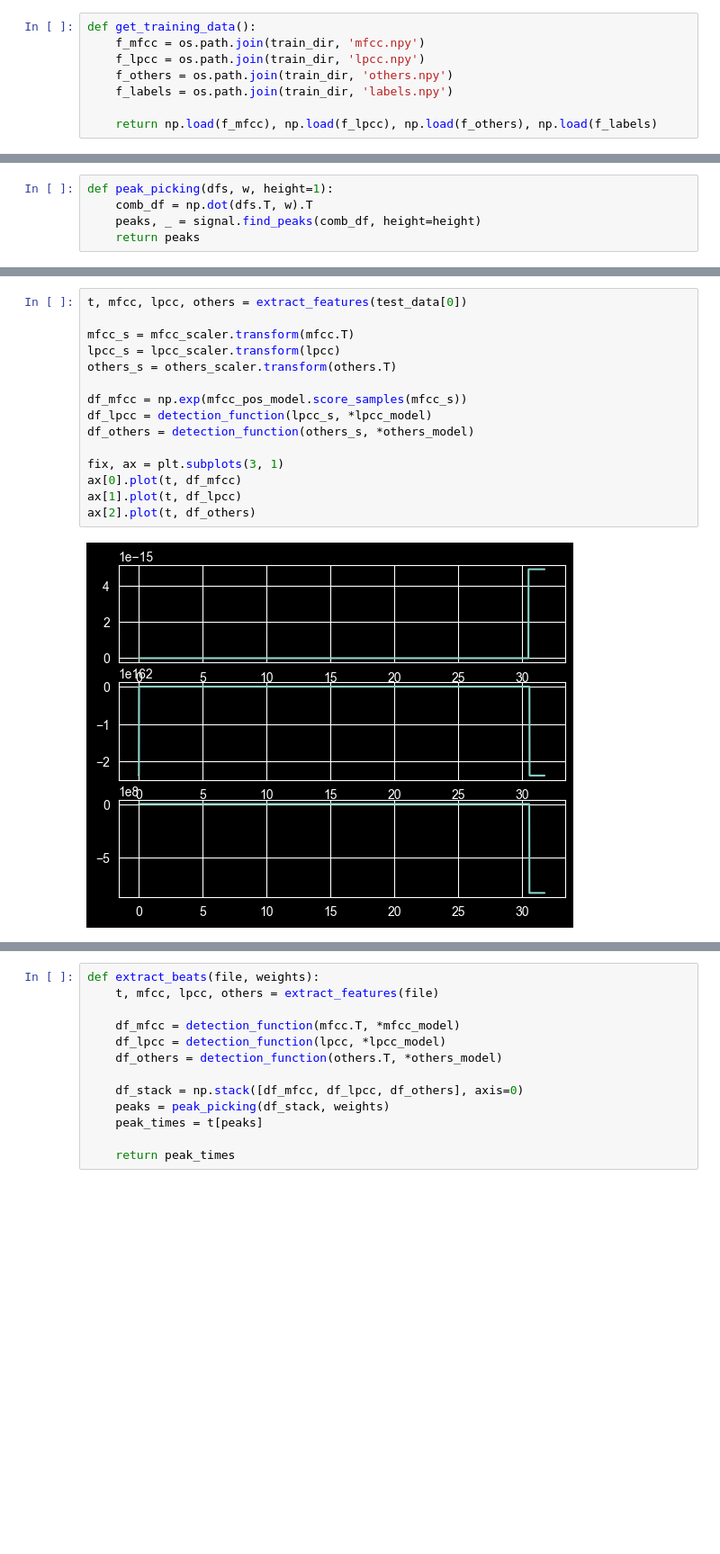
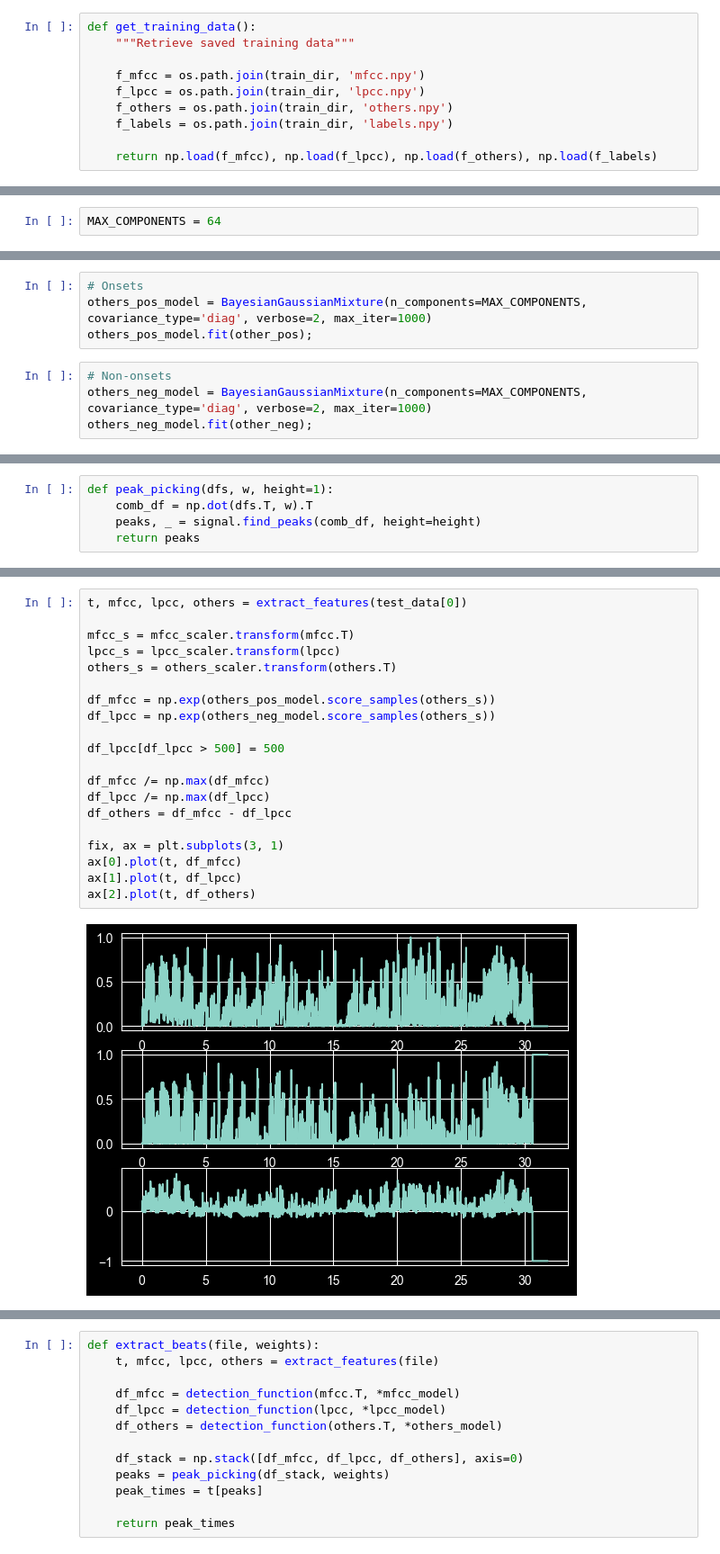
Before and after one commit to calebspainn/Project2, a Jupyter notebook: index.ipynb, the cells around one changed output, grey strips where cells are left out. Shown at 90% size. Drawn from its saved outputs; the diff is of its cells as text; blank space fills up the shorter version.

```diff
--- a/index.ipynb
+++ b/index.ipynb
@@ -796,6 +818,8 @@ with open(labels_file, 'wb') as f:
     np.save(f, new_labels)
 # %%
 def get_training_data():
+    """Retrieve saved training data"""
+
     f_mfcc = os.path.join(train_dir, 'mfcc.npy')
     f_lpcc = os.path.join(train_dir, 'lpcc.npy')
     f_others = os.path.join(train_dir, 'others.npy')
@@ -880,0 +865,2 @@ Initialization converged: True   time lapse 143.16180s   ll 2.24673
+# %%
+MAX_COMPONENTS = 64
@@ -880,0 +898,8 @@ Initialization converged: True   time lapse 143.16180s   ll 2.24673
+# %%
+# Onsets
+others_pos_model = BayesianGaussianMixture(n_components=MAX_COMPONENTS, covariance_type='diag', verbose=2, max_iter=1000)
+others_pos_model.fit(other_pos);
+# %%
+# Non-onsets
+others_neg_model = BayesianGaussianMixture(n_components=MAX_COMPONENTS, covariance_type='diag', verbose=2, max_iter=1000)
+others_neg_model.fit(other_neg);
@@ -932,17 +971,22 @@ def peak_picking(dfs, w, height=1):
 # %%
 t, mfcc, lpcc, others = extract_features(test_data[0])
 
 mfcc_s = mfcc_scaler.transform(mfcc.T)
 lpcc_s = lpcc_scaler.transform(lpcc)
 others_s = others_scaler.transform(others.T)
 
-df_mfcc = np.exp(mfcc_pos_model.score_samples(mfcc_s))
-df_lpcc = detection_function(lpcc_s, *lpcc_model)
-df_others = detection_function(others_s, *others_model)
+df_mfcc = np.exp(others_pos_model.score_samples(others_s))
+df_lpcc = np.exp(others_neg_model.score_samples(others_s))
+
+df_lpcc[df_lpcc > 500] = 500
+
+df_mfcc /= np.max(df_mfcc)
+df_lpcc /= np.max(df_lpcc)
+df_others = df_mfcc - df_lpcc
 
 fix, ax = plt.subplots(3, 1)
 ax[0].plot(t, df_mfcc)
 ax[1].plot(t, df_lpcc)
 ax[2].plot(t, df_others)
 # %% [output]
-[figure, old version]
+[figure, new version]
```
Also changed, not shown: parts of 39 cells of this notebook.
